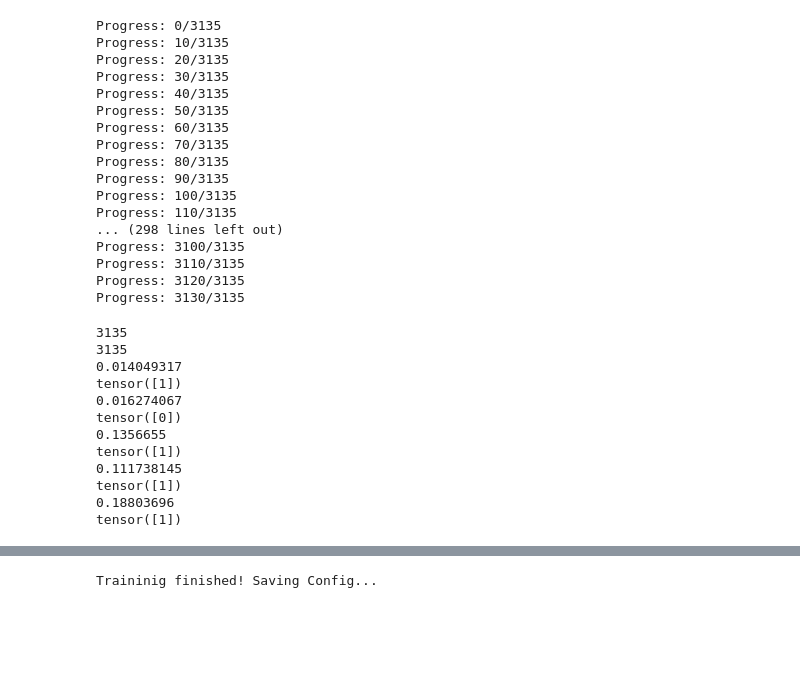
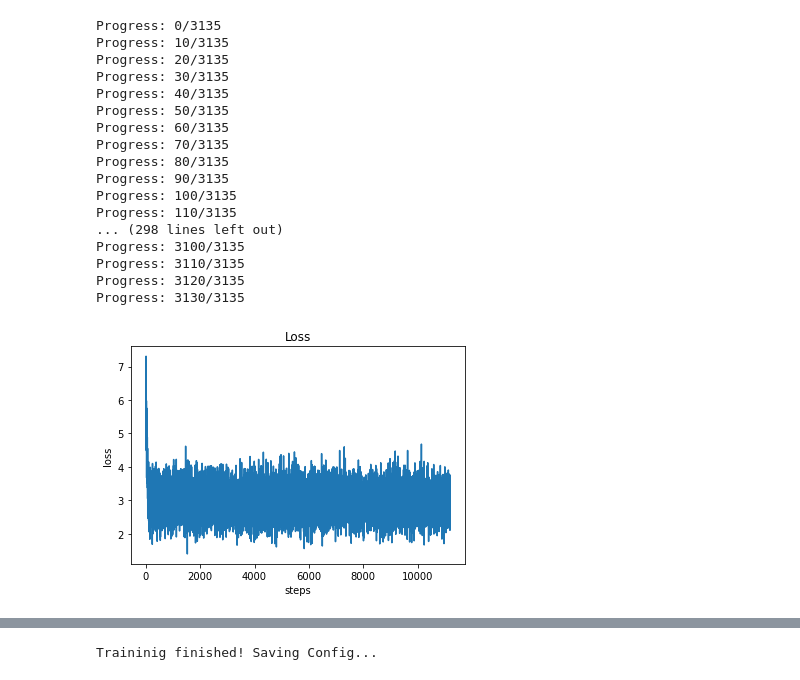
Before and after one commit to JohEder/bachelor_thesis_audio_ml, a Jupyter notebook: transformer.ipynb, the cells around one changed output, grey strips where cells are left out. Cells and saved outputs as stored; diff of their text form; code cells hidden in the pictures; blank space fills up the shorter version.

```diff
--- a/transformer.ipynb
+++ b/transformer.ipynb
@@ -473,10 +452,13 @@ print(loss_total)
 # %%
-#LEARNING_RATE = 0.001
-optimizer =  torch.optim.AdamW(transformer.parameters())
-scheduler = torch.optim.lr_scheduler.StepLR(optimizer, 1.0, gamma=0.95)
-EPOCHS = 10 #later over hundred
+LEARNING_RATE = 0.001
+optimizer =  AdamW(transformer.parameters(), lr=LEARNING_RATE)
+EPOCHS = 50 #later over hundred
+total_steps = BATCH_SIZE * EPOCHS
+warm_up_steps = total_steps // 10
+scheduler = get_cosine_schedule_with_warmup(optimizer, warm_up_steps, total_steps)
 def train(model, optimizer, scheduler, epoch, device):
   print(f"Starting Epoch {epoch}")
+  epoch_loss = 0
   for batch_index, (data_batch, _) in enumerate(train_loader):
     #print(data_batch.shape)
     data_batch = patch_batch(data_batch, NUMBER_OF_FRAMES)
@@ -487,10 +469,14 @@ def train(model, optimizer, scheduler, epoch, device):
     loss = calculate_loss_masked(data_batch, output, mask_idxs, True)
     #loss_total = calculate_loss_total(data_batch, output)
     #print(f"Loss patches: {loss}\nLoss total: {loss_total}")
+    epoch_loss +=loss
     loss.backward()
     #torch.nn.utils.clip_grad_norm_(model.parameters(), 0.5)
     optimizer.step()
-    print('Train Epoch: {} [{}/{} ({:.0f}%)]\tLoss: {:.6f}\tLR:'.format(epoch, batch_index * len(data_batch), len(train_loader.dataset),100. * batch_index / len(train_loader), loss.item(),))
+    current_lr = scheduler.get_last_lr()
+    scheduler.step()
+    print('Train Epoch: {} [{}/{} ({:.0f}%)]\tLoss: {:.6f}\tLR: {}'.format(epoch, batch_index * len(data_batch), len(train_loader.dataset),100. * batch_index / len(train_loader), loss.item(), current_lr))
+  return epoch_loss / len(train_loader)
 # %%
 def evaluate(model, val_loader, device, number_of_frames, number_of_batches_eval=None):
   #currently the batch size for evaluation needs to be 1
@@ -615,32 +608,15 @@ Progress: 3100/3135
 Progress: 3110/3135
 Progress: 3120/3135
 Progress: 3130/3135
-# %%
-print(len(anom_scores))
-print(len(targets))
-print(anom_scores[5])
-print(targets[5])
-print(anom_scores[1])
-print(targets[1])
-print(anom_scores[3])
-print(targets[3])
-print(anom_scores[50])
-print(targets[50])
-print(anom_scores[100])
-print(targets[100])
-# %% [output]
-3135
-3135
-0.014049317
-tensor([1])
-0.016274067
-tensor([0])
-0.1356655
-tensor([1])
-0.111738145
-tensor([1])
-0.18803696
-tensor([1])
+# %%
+plt.plot(losses, label='loss')
+plt.title('Loss')
+plt.xlabel('steps')
+plt.ylabel('loss')
+plt.savefig('/content/drive/My Drive/models/transformers/loss_curve_' + MODEL_NAME+ ''.join(NORMAL_CLASSES) + "_" + str(roc_auc) + ".jpg")
+plt.show()
+# %% [output]
+[figure, added]
 # %%
 
 current_time = time.asctime( time.localtime(time.time()) )
```
Also changed, not shown: parts of 15 cells of this notebook.
